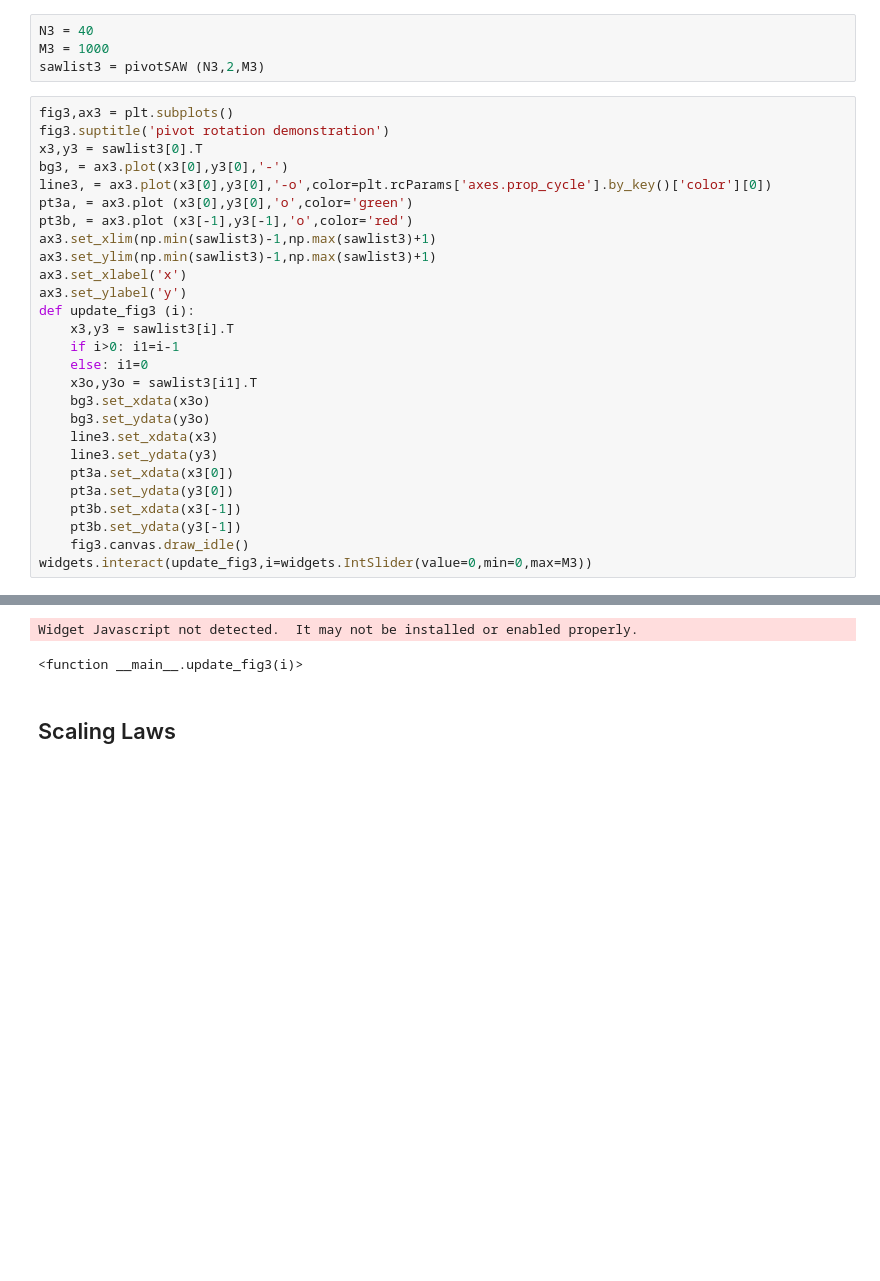
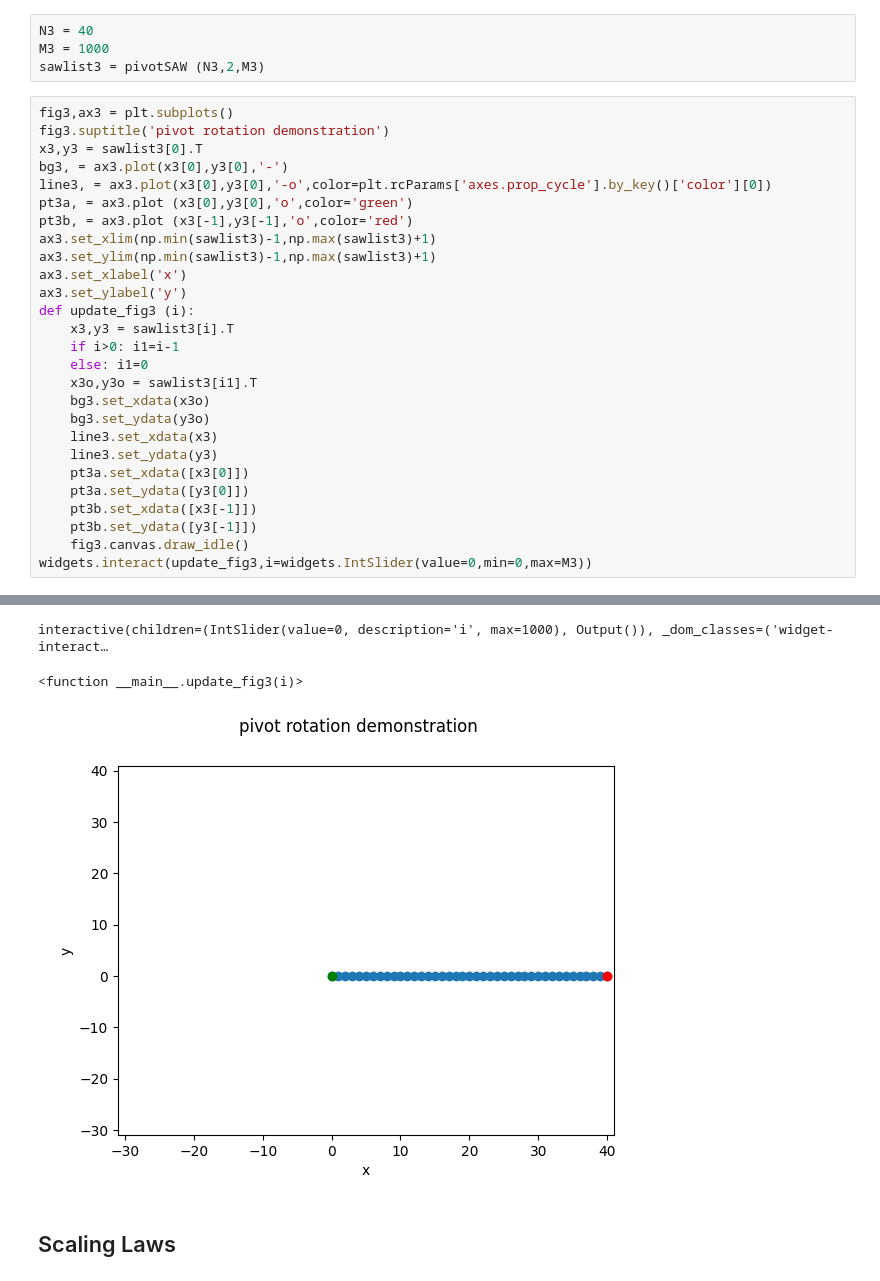
Before and after one commit to thvoigtmann/stochastic-processes, a Jupyter notebook: saw.ipynb, the cells around one changed output, grey strips where cells are left out. Cells and saved outputs as stored; diff of their text form; blank space fills up the shorter version.

```diff
--- a/saw.ipynb
+++ b/saw.ipynb
@@ -271,10 +270,10 @@ def update_fig3 (i):
     bg3.set_ydata(y3o)
     line3.set_xdata(x3)
     line3.set_ydata(y3)
-    pt3a.set_xdata(x3[0])
-    pt3a.set_ydata(y3[0])
-    pt3b.set_xdata(x3[-1])
-    pt3b.set_ydata(y3[-1])
+    pt3a.set_xdata([x3[0]])
+    pt3a.set_ydata([y3[0]])
+    pt3b.set_xdata([x3[-1]])
+    pt3b.set_ydata([y3[-1]])
     fig3.canvas.draw_idle()
 widgets.interact(update_fig3,i=widgets.IntSlider(value=0,min=0,max=M3))
 # %% [output]
@@ -283,5 +280,6 @@ widgets.interact(update_fig3,i=widgets.IntSlider(value=0,min=0,max=M3))
-Widget Javascript not detected.  It may not be installed or enabled properly.
+interactive(children=(IntSlider(value=0, description='i', max=1000), Output()), _dom_classes=('widget-interact…
 <function __main__.update_fig3(i)>
+[figure, added]
 # %% [markdown]
 ## Scaling Laws
 # %% [markdown]
```
Also changed, not shown: parts of 9 cells of this notebook.
